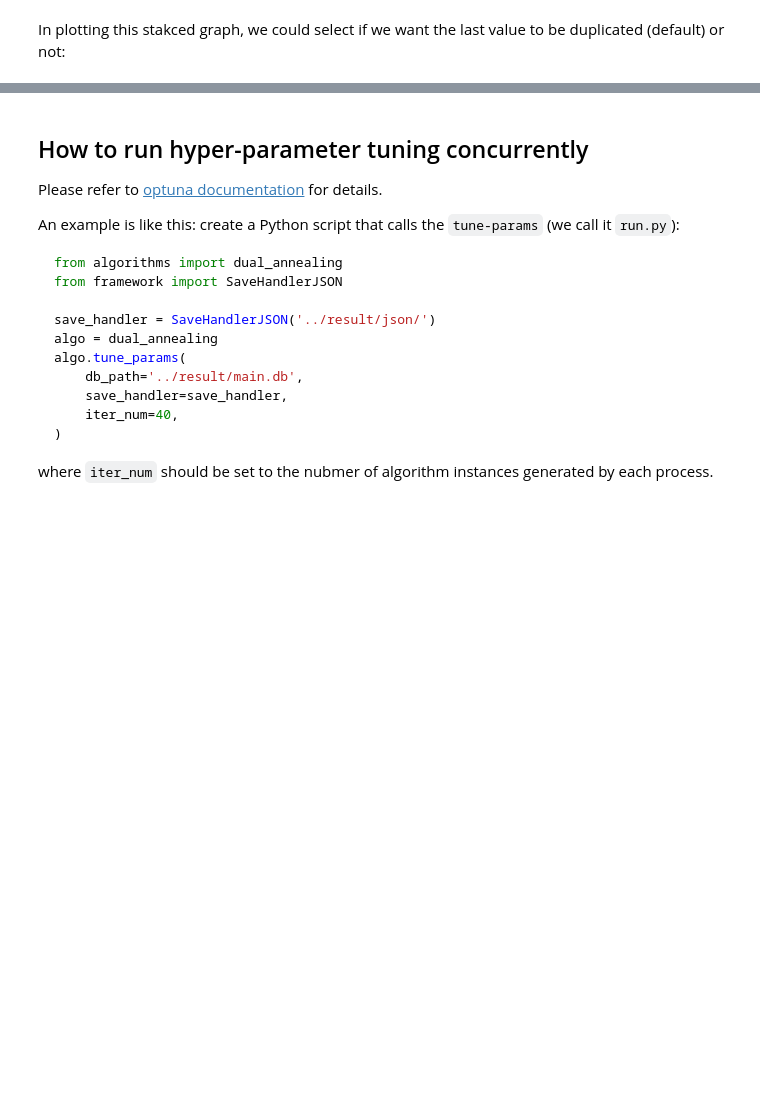
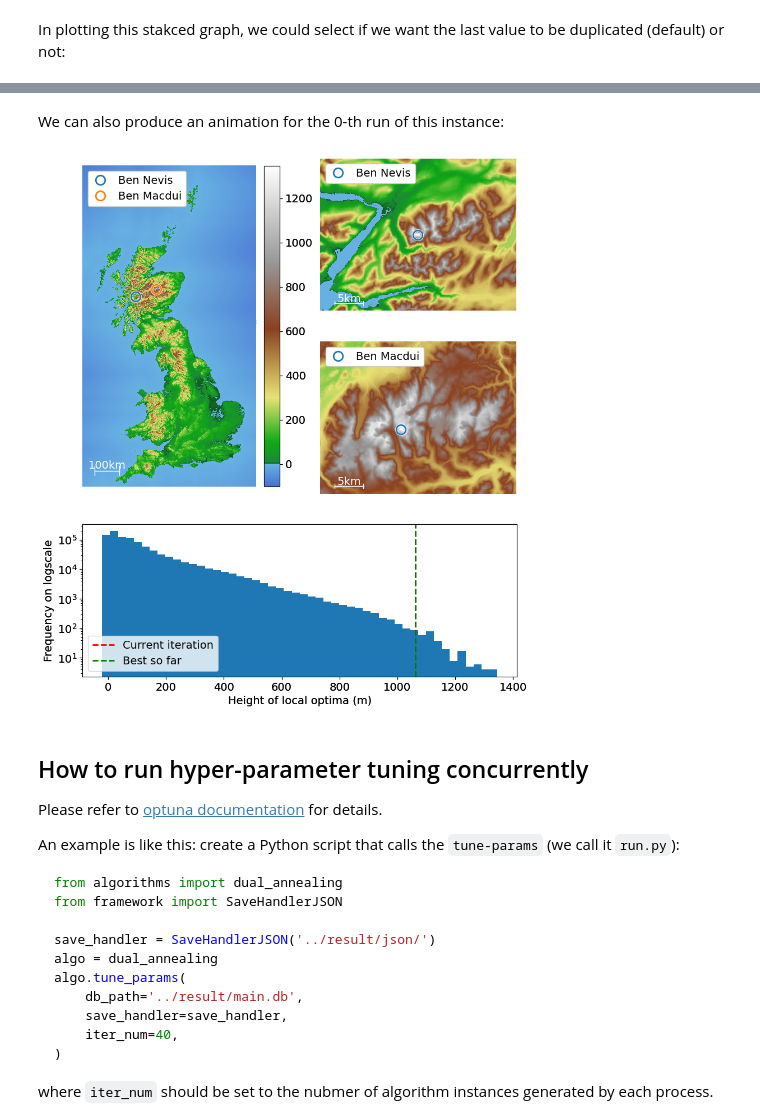
Before and after one commit to CardiacModelling/BenNevisBenchmark, a Jupyter notebook: src/tutorial.ipynb, the cells around one changed output, grey strips where cells are left out. Cells and saved outputs as stored; diff of their text form; code cells hidden in the pictures; blank space fills up the shorter version.

```diff
--- a/src/tutorial.ipynb
+++ b/src/tutorial.ipynb
@@ -257,3 +247,22 @@ ins.plot_stacked_graph(mode='terminate')
+# %% [markdown]
+We can also produce an animation for the 0-th run of this instance:
+# %%
+import numpy as np
+# the basin-problem scripts should be run beforehand
+maxima_heights = np.load('../basin-problem/res/maxima_heights.npy')
+anim = ResultAnimation(ins.results[0],
+                       maxima_heights,
+                       mode='evaluations', # A frame depicts a evaluation.
+                       # Another mode is 'iterations', where a frame depicts an iteration,
+                       # which would rely on 'mark_end_of_iteration' for the sepration of
+                       # iterations.
+                       frame_num=200
+                       # We only render 200 frames for demonstration. It can be slow when
+                       # the frame number is large.
+                       )
+anim.save('../result/DA-test.mp4', fps=5)
+# %% [output]
+[figure, added]
 # %% [markdown]
 ## How to run hyper-parameter tuning concurrently
 
```
Also changed, not shown: parts of 10 cells of this notebook.
